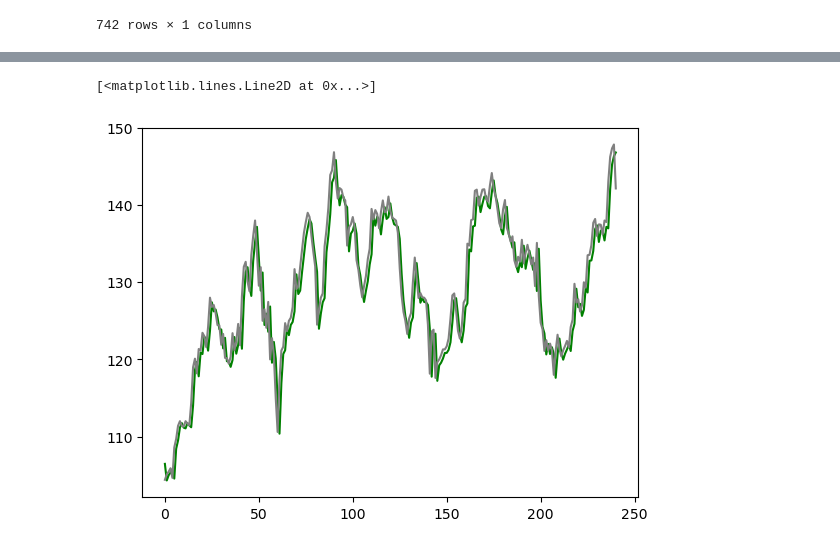
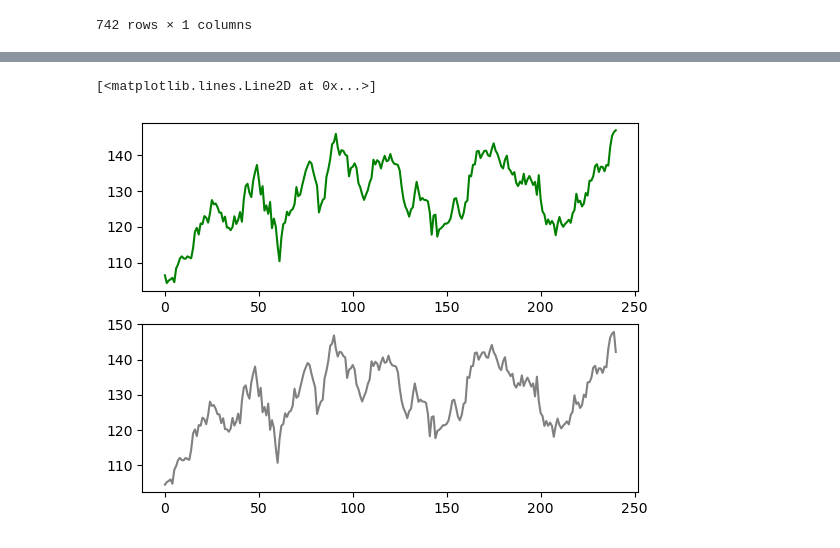
Before and after one commit to antoinerougier/Projet-Python-pour-la-data-science-, a Jupyter notebook: RegressionsuruneAction.ipynb, the cells around one changed output, grey strips where cells are left out. Drawn from its saved outputs; the diff is of its cells as text; code cells hidden in the pictures.

```diff
--- a/RegressionsuruneAction.ipynb
+++ b/RegressionsuruneAction.ipynb
@@ -84,26 +100,28 @@ array([106.6 , 104.4 , 105.1 , 105.45, 105.9 , 104.65, 108.6 , 109.7 ,
 # %%
 #importation de la régression linéaire
 
 from sklearn.linear_model import LinearRegression
 
 reg = LinearRegression()
 
 #on utilise fit pour entraîner le modèle
 
 
 reg.fit(np.transpose([X_train]), np.transpose([Y_train]))
 
 y_pred = reg.predict(np.transpose([X_test]))
 
 #Graphique des prédictions
 
 import matplotlib.pyplot as plt
 
+plt.subplot(2,1,1)
 plt.plot(y_pred, color='green')
+plt.subplot(2,1,2)
 plt.plot(Y_test, color='gray')
 # %% [output]
 [<matplotlib.lines.Line2D at 0x...>]
-[figure, old version]
+[figure, new version]
 # %%
 #On remarque qu'on a réussi à faire des prédictions très proches de ce qu'il fallait trouver les deux courbes sont très proches
 #mais nous ne savons pas s'il s'agit d'une bonne prédiction?
```
Also changed, not shown: parts of 1 cell of this notebook, 2 other files.
